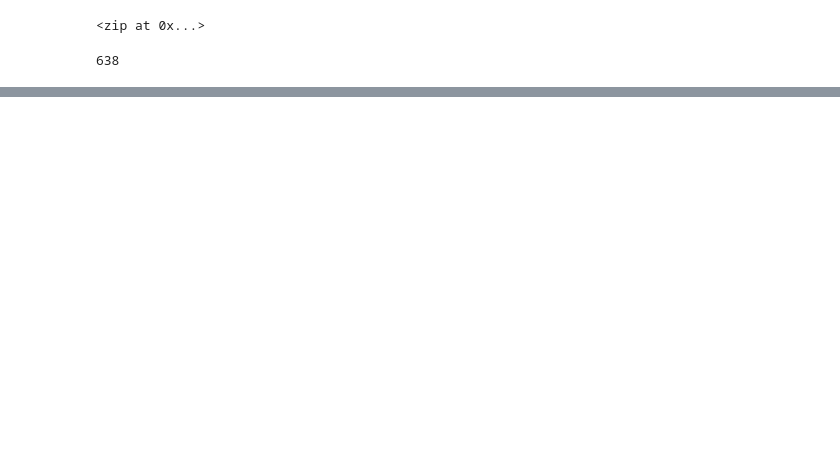
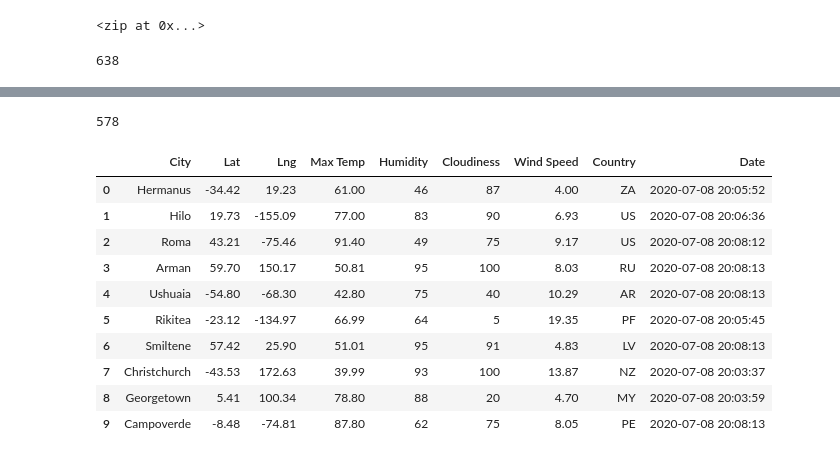
Before and after one commit to sarastjean/World_Weather_Analysis, a Jupyter notebook: WeatherPy.ipynb, the cells around one changed output, grey strips where cells are left out. Saved outputs shown, nothing was run; the diff lists cells and outputs as text; code cells hidden in the pictures; blank space fills up the shorter version.

```diff
--- a/WeatherPy.ipynb
+++ b/WeatherPy.ipynb
@@ -30,0 +37,4 @@ len(cities)
+# %%
+# Starting URL for Weather Map API Call.
+url = "http://api.openweathermap.org/data/2.5/weather?units=Imperial&APPID=" + weather_api_key
+print(url)
@@ -30,0 +124,20 @@ len(cities)
+# %%
+len(city_data)
+# %% [output]
+578
+# %%
+# Convert the array of dictionaries to a Pandas DataFrame.
+city_data_df = pd.DataFrame(city_data)
+city_data_df.head(10)
+# %% [output]
+|  | City | Lat | Lng | Max Temp | Humidity | Cloudiness | Wind Speed | Country | Date |
+| 0 | Hermanus | -34.42 | 19.23 | 61.00 | 46 | 87 | 4.00 | ZA | 2020-07-08 20:05:52 |
+| 1 | Hilo | 19.73 | -155.09 | 77.00 | 83 | 90 | 6.93 | US | 2020-07-08 20:06:36 |
+| 2 | Roma | 43.21 | -75.46 | 91.40 | 49 | 75 | 9.17 | US | 2020-07-08 20:08:12 |
+| 3 | Arman | 59.70 | 150.17 | 50.81 | 95 | 100 | 8.03 | RU | 2020-07-08 20:08:13 |
+| 4 | Ushuaia | -54.80 | -68.30 | 42.80 | 75 | 40 | 10.29 | AR | 2020-07-08 20:08:13 |
+| 5 | Rikitea | -23.12 | -134.97 | 66.99 | 64 | 5 | 19.35 | PF | 2020-07-08 20:05:45 |
+| 6 | Smiltene | 57.42 | 25.90 | 51.01 | 95 | 91 | 4.83 | LV | 2020-07-08 20:08:13 |
+| 7 | Christchurch | -43.53 | 172.63 | 39.99 | 93 | 100 | 13.87 | NZ | 2020-07-08 20:03:37 |
+| 8 | Georgetown | 5.41 | 100.34 | 78.80 | 88 | 20 | 4.70 | MY | 2020-07-08 20:03:59 |
+| 9 | Campoverde | -8.48 | -74.81 | 87.80 | 62 | 75 | 8.05 | PE | 2020-07-08 20:08:13 |
```
Also changed, not shown: parts of 6 cells of this notebook, 3 other files.
